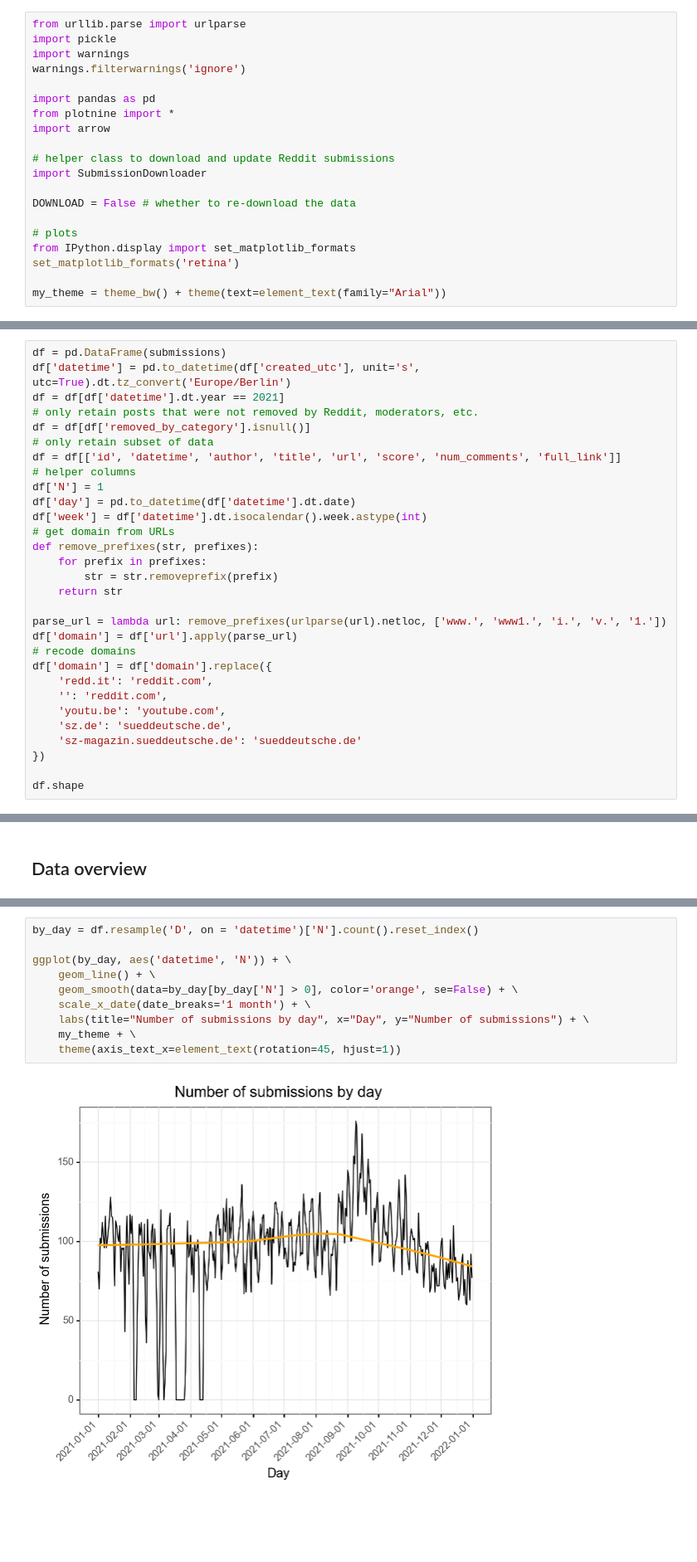
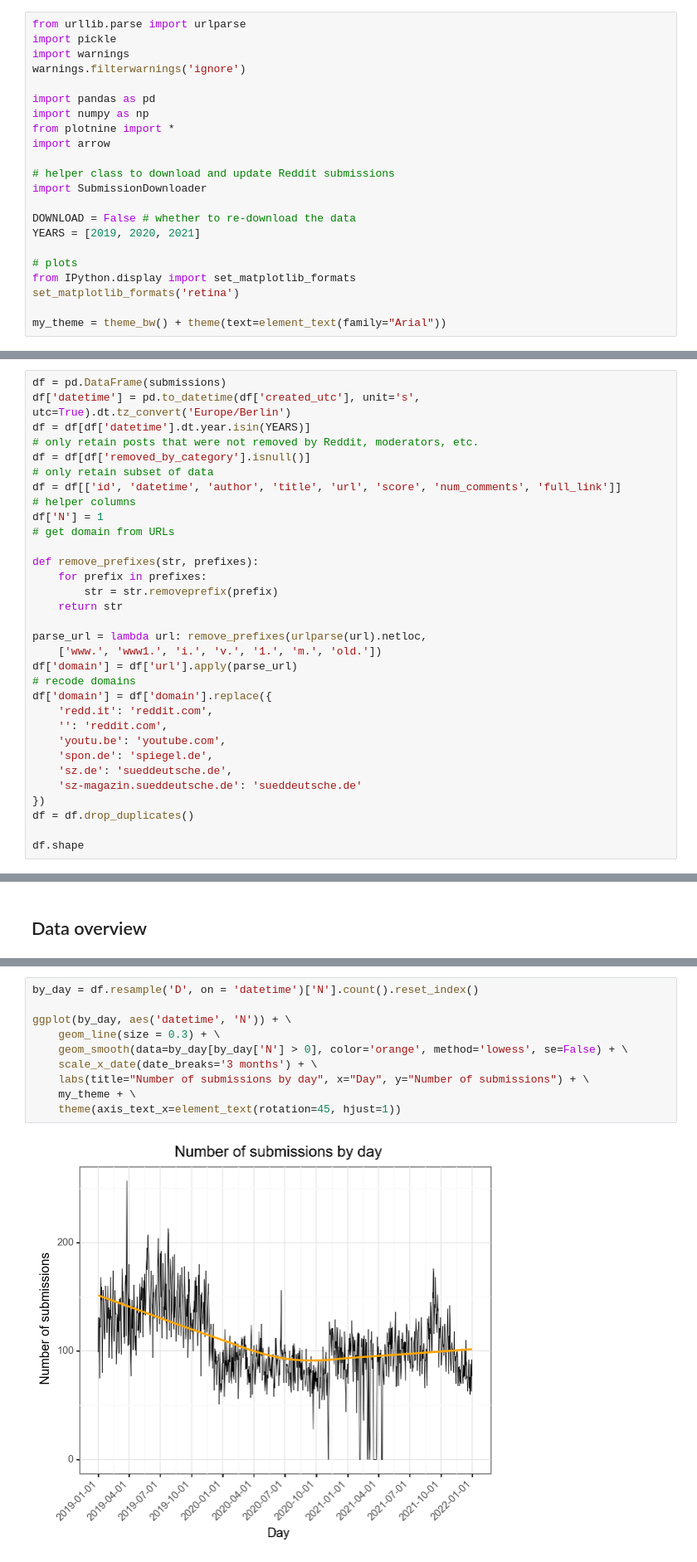
Before and after one commit to elbersb/reddit_media, a Jupyter notebook: reddit_analysis.ipynb, the cells around one changed output, grey strips where cells are left out. Shown at 83% size. Saved outputs shown, nothing was run; the diff lists cells and outputs as text; blank space fills up the shorter version.

```diff
--- a/reddit_analysis.ipynb
+++ b/reddit_analysis.ipynb
@@ -27,6 +27,7 @@ import warnings
 warnings.filterwarnings('ignore')
 
 import pandas as pd
+import numpy as np
 from plotnine import *
 import arrow
 
@@ -34,6 +35,7 @@ import arrow
 import SubmissionDownloader
 
 DOWNLOAD = False # whether to re-download the data
+YEARS = [2019, 2020, 2021]
 
 # plots
 from IPython.display import set_matplotlib_formats
@@ -72,31 +82,33 @@ All submissions that were deleted by Reddit or the moderators are also removed f
 # %%
 df = pd.DataFrame(submissions)
 df['datetime'] = pd.to_datetime(df['created_utc'], unit='s', utc=True).dt.tz_convert('Europe/Berlin')
-df = df[df['datetime'].dt.year == 2021]
+df = df[df['datetime'].dt.year.isin(YEARS)]
 # only retain posts that were not removed by Reddit, moderators, etc.
 df = df[df['removed_by_category'].isnull()]
 # only retain subset of data
 df = df[['id', 'datetime', 'author', 'title', 'url', 'score', 'num_comments', 'full_link']]
 # helper columns
 df['N'] = 1
-df['day'] = pd.to_datetime(df['datetime'].dt.date)
-df['week'] = df['datetime'].dt.isocalendar().week.astype(int)
 # get domain from URLs
+
 def remove_prefixes(str, prefixes):
     for prefix in prefixes:
         str = str.removeprefix(prefix)
     return str
 
-parse_url = lambda url: remove_prefixes(urlparse(url).netloc, ['www.', 'www1.', 'i.', 'v.', '1.'])
+parse_url = lambda url: remove_prefixes(urlparse(url).netloc,
+    ['www.', 'www1.', 'i.', 'v.', '1.', 'm.', 'old.'])
 df['domain'] = df['url'].apply(parse_url)
 # recode domains
 df['domain'] = df['domain'].replace({
     'redd.it': 'reddit.com',
     '': 'reddit.com',
     'youtu.be': 'youtube.com',
+    'spon.de': 'spiegel.de',
     'sz.de': 'sueddeutsche.de',
     'sz-magazin.sueddeutsche.de': 'sueddeutsche.de'
 })
+df = df.drop_duplicates()
 
 df.shape
 # %% [output]
@@ -115,12 +128,12 @@ spike around the Federal Election in September, and a decrease of activity in No
 # %%
 by_day = df.resample('D', on = 'datetime')['N'].count().reset_index()
 
 ggplot(by_day, aes('datetime', 'N')) + \
-    geom_line() + \
-    geom_smooth(data=by_day[by_day['N'] > 0], color='orange', se=False) + \
-    scale_x_date(date_breaks='1 month') + \
+    geom_line(size = 0.3) + \
+    geom_smooth(data=by_day[by_day['N'] > 0], color='orange', method='lowess', se=False) + \
+    scale_x_date(date_breaks='3 months') + \
     labs(title="Number of submissions by day", x="Day", y="Number of submissions") + \
     my_theme + \
     theme(axis_text_x=element_text(rotation=45, hjust=1))
 # %% [output]
-[figure, old version]
+[figure, new version]
```
Also changed, not shown: parts of 31 cells of this notebook, 2 other files.
